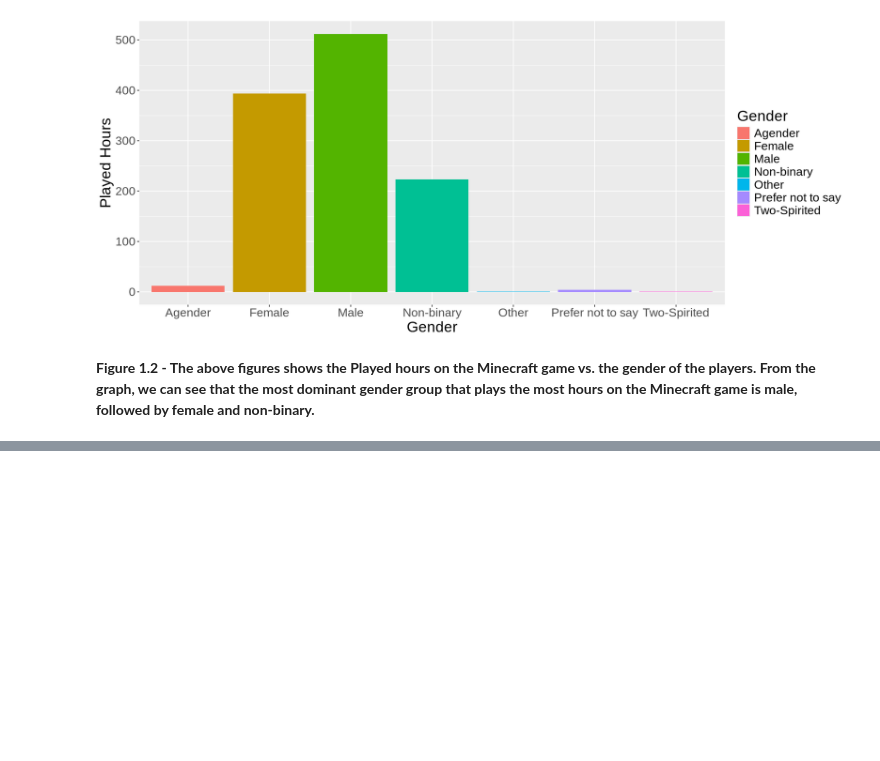
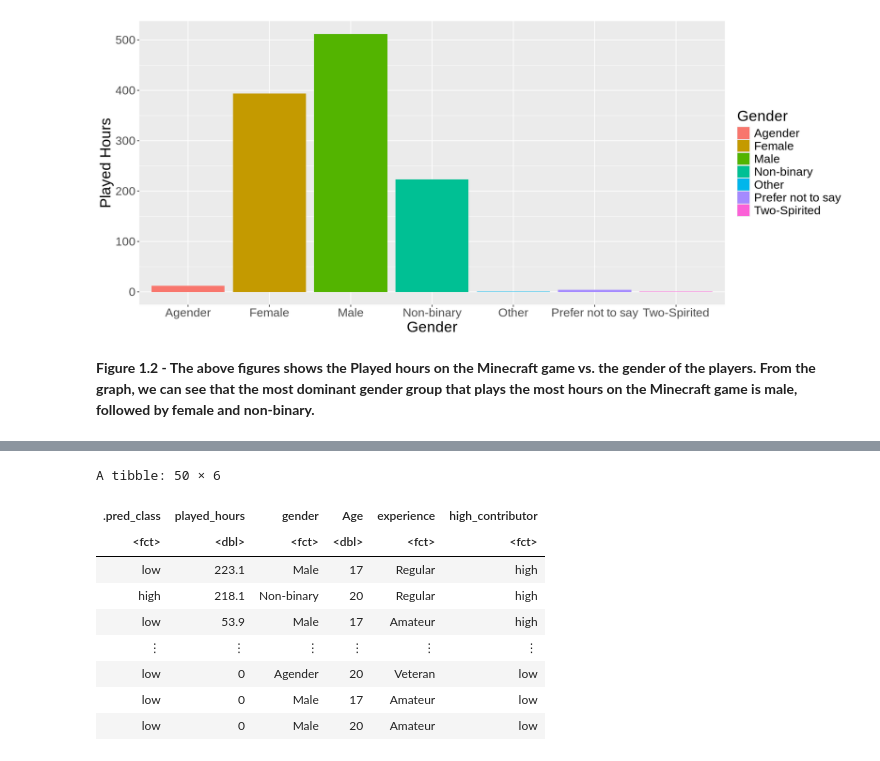
Before and after one commit to aesmccn/dsci100_project2, a Jupyter notebook: project_main.ipynb, the cells around one changed output, grey strips where cells are left out. Drawn from its saved outputs; the diff is of its cells as text; code cells hidden in the pictures; blank space fills up the shorter version.

```diff
--- a/project_main.ipynb
+++ b/project_main.ipynb
@@ -168,0 +194,26 @@ Warning message:
+# %%
+set.seed(123)
+
+data_split <- initial_split(players, prop = 0.75, strata = high_contributor)
+train_data <- training(data_split)
+test_data <- testing(data_split)
+
+players_recipe <- recipe(high_contributor ~ Age + gender + experience, data = train_data) |>
+  step_other(gender, threshold = 0.005, other = "Other") |>  # group rare levels into "Other"
+  step_novel(all_nominal_predictors()) |>
+  step_dummy(all_nominal_predictors()) |>
+  step_zv(all_predictors()) |>
+  step_normalize(all_numeric_predictors())
+
+train_data <- players |>
+  select(Age, gender, experience, played_hours, high_contributor) |>
+  drop_na() |>
+  mutate(
+    gender = as.factor(gender),
+    high_contributor = as.factor(high_contributor)  # just in case
+  )
+
+str(train_data)
+levels(train_data$gender)
+
+summary(train_data$gender)
@@ -168,0 +236,13 @@ Warning message:
+# %%
+set.seed(123)
+
+knn_spec <- nearest_neighbor(weight_func = "rectangular", neighbors = 8) |>
+  set_engine("kknn") |>
+  set_mode("classification")
+
+knn_fit <- workflow() |>
+  add_recipe(players_recipe) |>
+  add_model(knn_spec) |>
+  fit(data = train_data)
+
+knn_fit
@@ -168,0 +267,16 @@ Warning message:
+# %%
+players_predictions <- predict(knn_fit, test_data) |>
+  bind_cols(test_data)
+
+players_predictions
+# %% [output]
+A tibble: 50 × 6
+| .pred_class | played_hours | gender | Age | experience | high_contributor |
+| <fct> | <dbl> | <fct> | <dbl> | <fct> | <fct> |
+| low | 223.1 | Male | 17 | Regular | high |
+| high | 218.1 | Non-binary | 20 | Regular | high |
+| low | 53.9 | Male | 17 | Amateur | high |
+| ⋮ | ⋮ | ⋮ | ⋮ | ⋮ | ⋮ |
+| low | 0 | Agender | 20 | Veteran | low |
+| low | 0 | Male | 17 | Amateur | low |
+| low | 0 | Male | 20 | Amateur | low |
```
Also changed, not shown: parts of 33 cells of this notebook.
